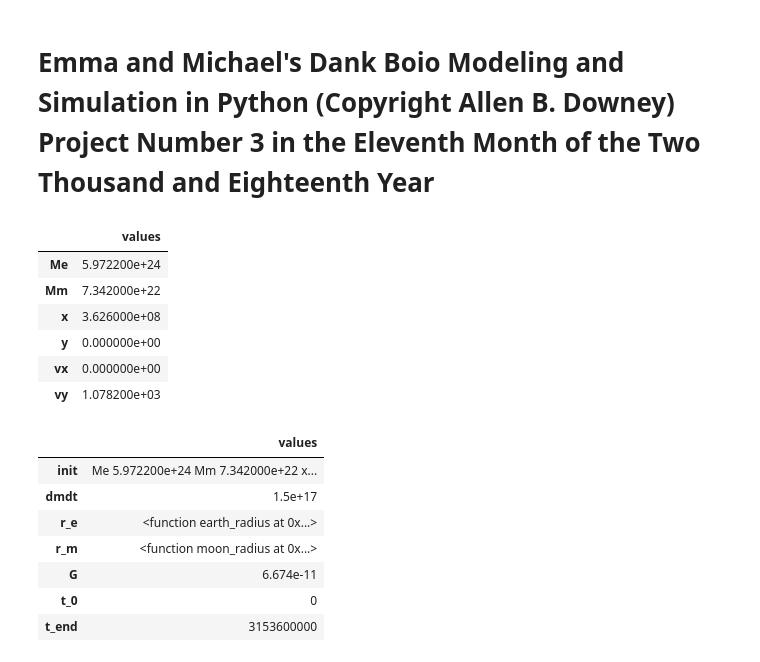
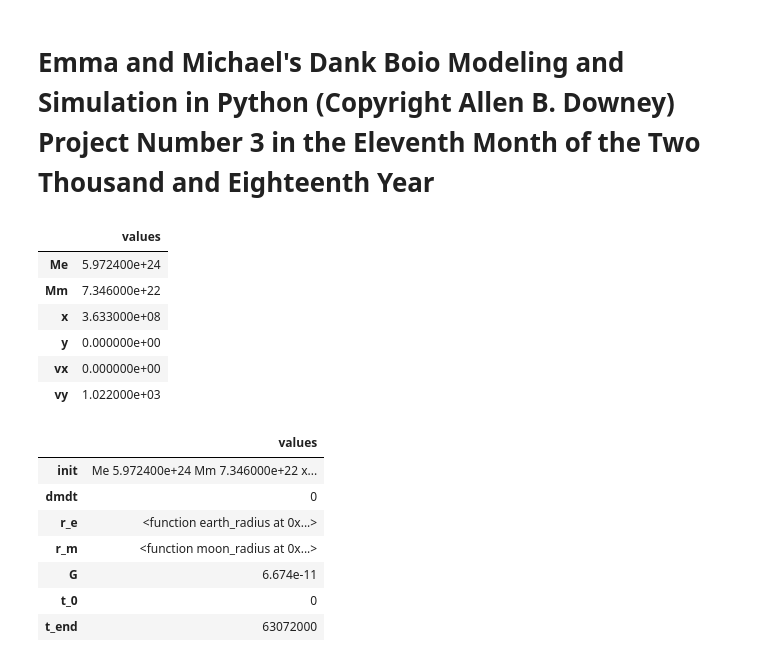
Before and after one commit to michaelremley/ModSim-Project-3, a Jupyter notebook: Project 3 Notebook.ipynb, the cells around one changed output. Cells and saved outputs as stored; diff of their text form; code cells hidden in the pictures.

```diff
--- a/Project 3 Notebook.ipynb
+++ b/Project 3 Notebook.ipynb
@@ -11,26 +11,26 @@
 from modsim import *
 import math as math
 # %%
-x_0 = 362600000 # 362,600 km at perigee
-v_0 = 1078.2 # 1078.2 m/s at perigee
-Me_0 = 5.9722e24 # 5.9722×10^24 kg
-Mm_0 = 7.342e22 # 7.342×10^22 kg
+x_0 = 0.3633e9 # 362,600,000 m at perigee
+v_0 = 1022 # 1078.2 m/s at perigee
+Me_0 = 5.9724e24 # 5.9722×10^24 kg
+Mm_0 = 7.346e22 # 7.342×10^22 kg
 
 init = State(Me = Me_0, # Initial mass of earth
              Mm = Mm_0, #Initial mass of moon
-             x=x_0, # 362,600 km at perigee
+             x=x_0, # 362,600,000 m at perigee
              y=0,
              vx=0,
              vy=v_0 # 1078.2 m/s at perigee
             )
 # %% [output]
 |  | values |
-| Me | 5.972200e+24 |
-| Mm | 7.342000e+22 |
-| x | 3.626000e+08 |
+| Me | 5.972400e+24 |
+| Mm | 7.346000e+22 |
+| x | 3.633000e+08 |
 | y | 0.000000e+00 |
 | vx | 0.000000e+00 |
-| vy | 1.078200e+03 |
+| vy | 1.022000e+03 |
 # %%
 def earth_radius(mass):
     density = 5514 # 5514 kg/m3 from NASA Earth Fact Sheet
@@ -42,21 +42,21 @@ def moon_radius(mass):
     return Rm
 
 system = System(init=init,
-                dmdt = 1.5e17, #kg/s,
+                dmdt = 0, #kg/s,
                 r_e = earth_radius,
                 r_m = moon_radius,
                 G=6.674e-11, #N / kg**2 * m**2
                 t_0=0,
-                t_end=100*365*24*60*60)
+                t_end=2*365*24*60*60)
 # %% [output]
 |  | values |
-| init | Me 5.972200e+24 Mm 7.342000e+22 x... |
-| dmdt | 1.5e+17 |
+| init | Me 5.972400e+24 Mm 7.346000e+22 x... |
+| dmdt | 0 |
 | r_e | <function earth_radius at 0x...> |
 | r_m | <function moon_radius at 0x...> |
 | G | 6.674e-11 |
 | t_0 | 0 |
-| t_end | 3153600000 |
+| t_end | 63072000 |
 # %%
 def net_force(state, system):
     """Computes gravitational force.
```
Also changed, not shown: parts of 8 cells of this notebook.
